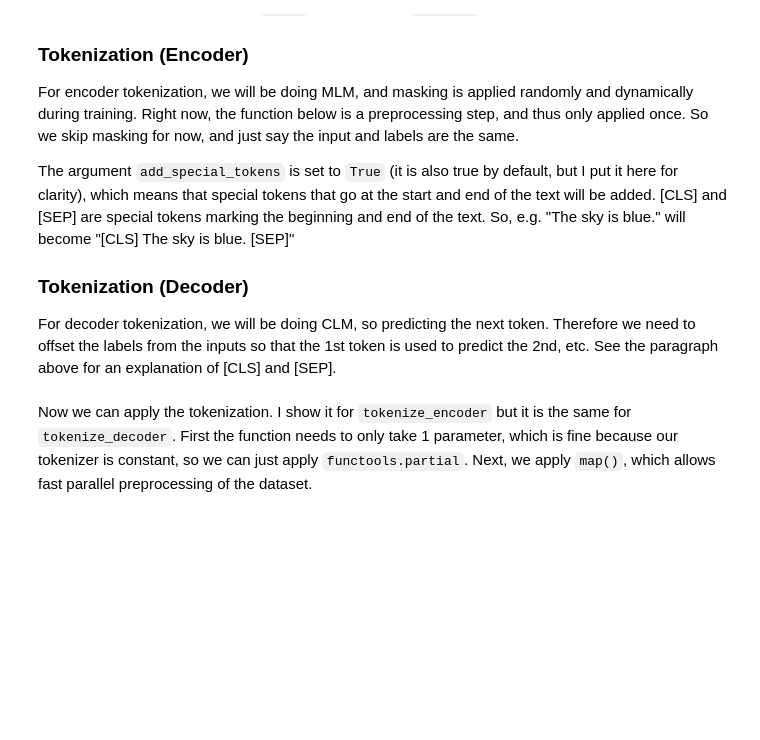
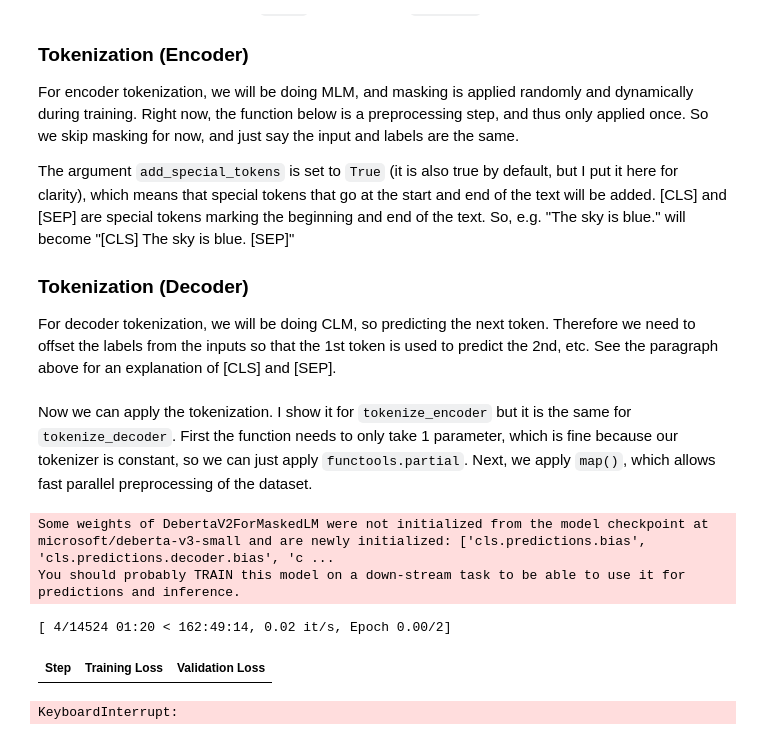
Before and after one commit to KatsuhitoArasaka/BabyLM-Tiny, a Jupyter notebook: tamplate.ipynb, the cells around one changed output. Saved outputs shown, nothing was run; the diff lists cells and outputs as text; code cells hidden in the pictures; blank space fills up the shorter version.

```diff
--- a/tamplate.ipynb
+++ b/tamplate.ipynb
@@ -69,29 +140,37 @@ The argument `add_special_tokens` is set to `True` (it is also true by default,
 For decoder tokenization, we will be doing CLM, so predicting the next token. Therefore we need to offset the labels from the inputs so that the 1st token is used to predict the 2nd, etc. See the paragraph above for an explanation of [CLS] and [SEP].
 # %%
 # ============================
-# 7. Tokenization Function (Encoder/Decoder)
+# 8. Tokenization Function (Encoder/Decoder)
 # ============================
-def tokenize_encoder(examples, tokenizer):
+def tokenize_encoder(examples, tokenizer, max_length):
     batch = {
         "input_ids": [],
         "labels": [],
     }
 
     for example in examples["text"]:
-        tokens = tokenizer.encode(example, add_special_tokens=True) # will add [CLS] and [SEP]
+        tokens = tokenizer.encode(example,
+                                  add_special_tokens=True,
+                                  padding="max_length",
+                                  truncation=True,
+                                  max_length=max_length) # will add [CLS] and [SEP]
         batch["input_ids"].append(tokens)
         batch["labels"].append(tokens)
 
     return batch
 
-def tokenize_decoder(examples, tokenizer):
+def tokenize_decoder(examples, tokenizer, max_length):
     batch = {
         "input_ids": [],
         "labels": [],
     }
 
     for example in examples["text"]:
-        tokens = tokenizer.encode(example, add_special_tokens=True) # will add [CLS] and [SEP]
+        tokens = tokenizer.encode(example,
+                                  add_special_tokens=True,
+                                  padding="max_length",
+                                  truncation=True,
+                                  max_length=max_length) # will add [CLS] and [SEP]
         batch["input_ids"].append(tokens[:-1])
         batch["labels"].append(tokens[1:])
 
@@ -100,52 +179,59 @@ def tokenize_decoder(examples, tokenizer):
 Now we can apply the tokenization. I show it for `tokenize_encoder` but it is the same for `tokenize_decoder`. First the function needs to only take 1 parameter, which is fine because our tokenizer is constant, so we can just apply `functools.partial`. Next, we apply `map()`, which allows fast parallel preprocessing of the dataset.
 # %%
 # Apply the tokenization to the dataset
-tokenize_fn = partial(tokenize_encoder, tokenizer = tokenizer) # need to make the function unary for map()
-dataset = dataset.map(tokenize_fn, batched = True, num_proc = 4, remove_columns = ['text']) # map works with functions that return a dictionary
+tokenize_fn = partial(tokenize_encoder, tokenizer = tokenizer, max_length = 128) # need to make the function unary for map()
+tokenized_dataset = dataset.map(tokenize_fn, batched = True, num_proc = 4, remove_columns = ['text']) # map works with functions that return a dictionary
+
+tokenize_fn = partial(tokenize_encoder, tokenizer = tokenizer, max_length = 128)
 # %%
 # ============================
-# 8. Setup Model, Training, and Logging (This is the part that may change per model)
+# 9. Setup Model, Training, and Logging (This is the part that may change per model)
 # ============================
 
 # Specific Settings for the Model you choose
 # Replace this block with model-specific settings
 model_name = "microsoft/deberta-v3-small"  # Example: DeBERTa model for MLM
 model = AutoModelForMaskedLM.from_pretrained(model_name)  # Load a Masked Language Model (MLM)
 
 # Data collator to support masked language modeling
 data_collator = DataCollatorForLanguageModeling(tokenizer=tokenizer, mlm=True, mlm_probability=0.15)
 
 # ============================
-# 9. Setup Training Arguments
+# 10. Setup Training Arguments
 # ============================
 training_args = TrainingArguments(
     output_dir="./results",             # Directory to save the model
-    evaluation_strategy="steps",         # Evaluation strategy (can be "steps" or "epoch")
-    eval_steps=500,                      # Steps between evaluations
+    eval_strategy="steps",         # Evaluation strategy (can be "steps" or "epoch")
+    eval_steps=5000,                      # Steps between evaluations
     logging_dir="./logs",                # Directory to save logs
-    logging_steps=100,                   # Steps between logging
-    report_to="wandb",                   # Log to wandb
-    run_name="deberta-mlm-run",          # Run name in wandb
+    logging_steps=1000,                   # Steps between logging
     per_device_train_batch_size=8,       # Batch size for training
     per_device_eval_batch_size=8,        # Batch size for evaluation
-    num_train_epochs=3,                  # Number of training epochs
-    save_steps=1000,                     # Save model after every 1000 steps
+    num_train_epochs=2,                  # Number of training epochs
+    save_steps=5000,                     # Save model after every 1000 steps
     save_total_limit=2,                  # Limit the number of saved models
     load_best_model_at_end=True,         # Load the best model at the end of training
+    fp16=True,
 )
 
 # ============================
-# 10. Train the Model
+# 11. Train the Model
 # ============================
 trainer = Trainer(
     model=model,
     args=training_args,
     train_dataset=tokenized_dataset["train"],
     eval_dataset=tokenized_dataset["validation"],
     tokenizer=tokenizer,
     data_collator=data_collator,
 )
 
 trainer.train()
+# %% [output]
+Some weights of DebertaV2ForMaskedLM were not initialized from the model checkpoint at microsoft/deberta-v3-small and are newly initialized: ['cls.predictions.bias', 'cls.predictions.decoder.bias', 'c ...
+You should probably TRAIN this model on a down-stream task to be able to use it for predictions and inference.
+[ 4/14524 01:20 < 162:49:14, 0.02 it/s, Epoch 0.00/2]
+| Step | Training Loss | Validation Loss |
+KeyboardInterrupt:
 # %%
 # ============================
```
Also changed, not shown: parts of 7 cells of this notebook.
